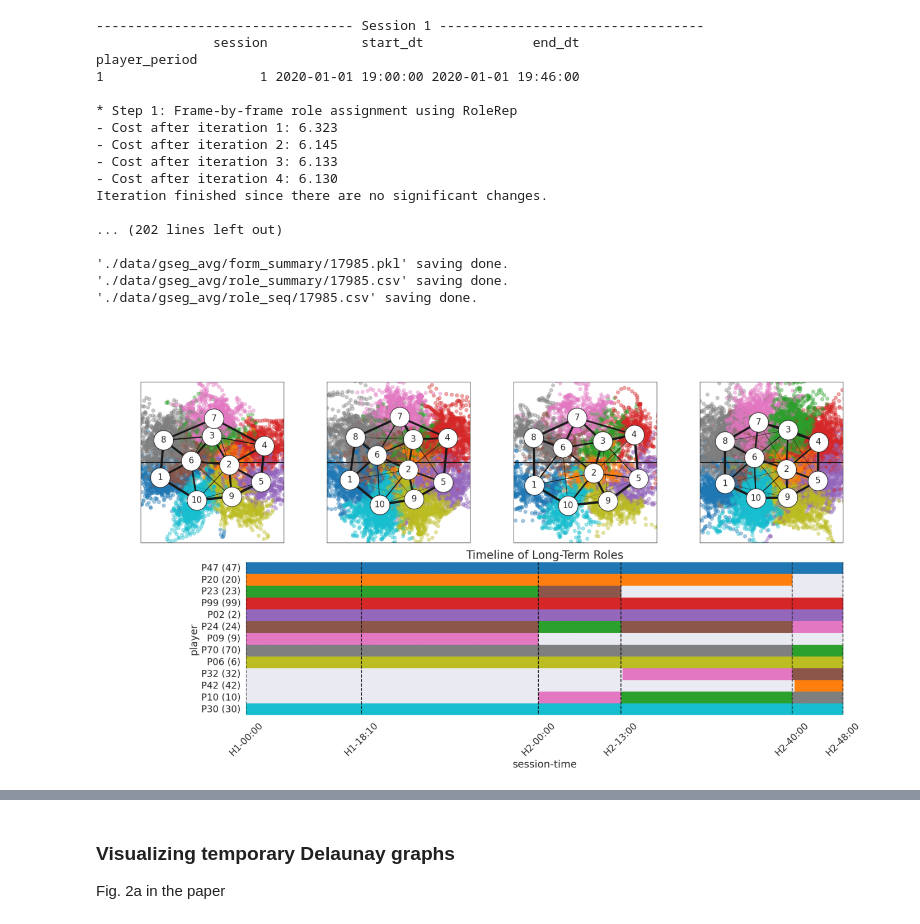
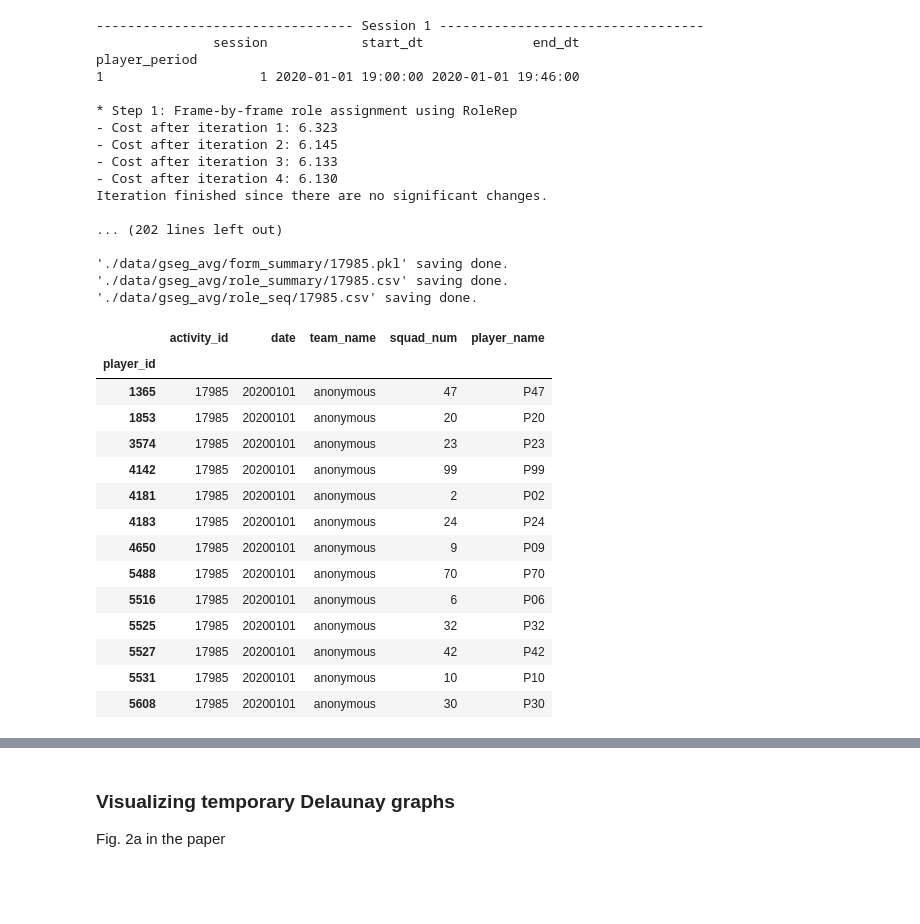
Before and after one commit to hyunsungkim-ds/soccercpd, a Jupyter notebook: tutorial.ipynb, the cells around one changed output, grey strips where cells are left out. Saved outputs shown, nothing was run; the diff lists cells and outputs as text; code cells hidden in the pictures; blank space fills up the shorter version.

```diff
--- a/tutorial.ipynb
+++ b/tutorial.ipynb
@@ -87,12 +84,23 @@ Iteration finished since there are no significant changes.
 './data/gseg_avg/form_summary/17985.pkl' saving done.
 './data/gseg_avg/role_summary/17985.csv' saving done.
 './data/gseg_avg/role_seq/17985.csv' saving done.
-# %%
-report_path = f'{DIR_DATA}/{cpd.formcpd_method}/viz_report/{activity_id}.png'
-img = mpimg.imread(report_path)
-plt.figure(figsize=(18, 12))
-plt.axis('off')
-plt.imshow(img)
-plt.show()
-# %% [output]
-[figure, removed]
+# %%
+player_records = pd.read_csv("data/player_records.csv", header=0)
+match_roster = player_records[player_records["activity_id"] == activity_id].set_index("player_id")
+match_roster
+# %% [output]
+|  | activity_id | date | team_name | squad_num | player_name |
+| player_id |  |  |  |  |  |
+| 1365 | 17985 | 20200101 | anonymous | 47 | P47 |
+| 1853 | 17985 | 20200101 | anonymous | 20 | P20 |
+| 3574 | 17985 | 20200101 | anonymous | 23 | P23 |
+| 4142 | 17985 | 20200101 | anonymous | 99 | P99 |
+| 4181 | 17985 | 20200101 | anonymous | 2 | P02 |
+| 4183 | 17985 | 20200101 | anonymous | 24 | P24 |
+| 4650 | 17985 | 20200101 | anonymous | 9 | P09 |
+| 5488 | 17985 | 20200101 | anonymous | 70 | P70 |
+| 5516 | 17985 | 20200101 | anonymous | 6 | P06 |
+| 5525 | 17985 | 20200101 | anonymous | 32 | P32 |
+| 5527 | 17985 | 20200101 | anonymous | 42 | P42 |
+| 5531 | 17985 | 20200101 | anonymous | 10 | P10 |
+| 5608 | 17985 | 20200101 | anonymous | 30 | P30 |
```
Also changed, not shown: parts of 3 cells of this notebook, 4 other files.
